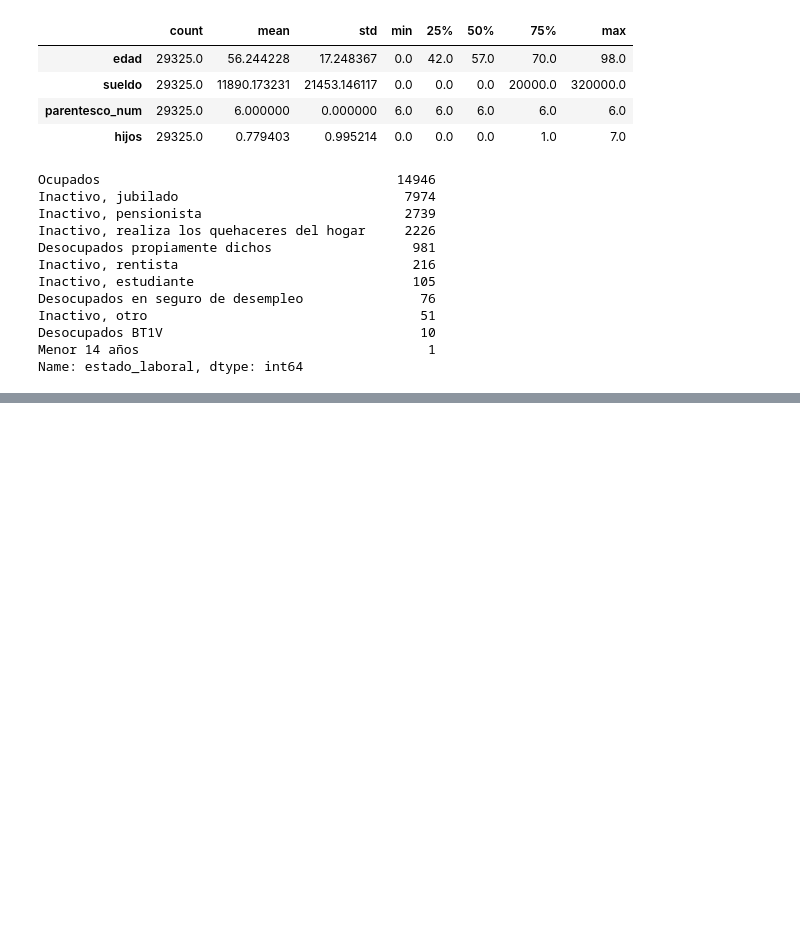
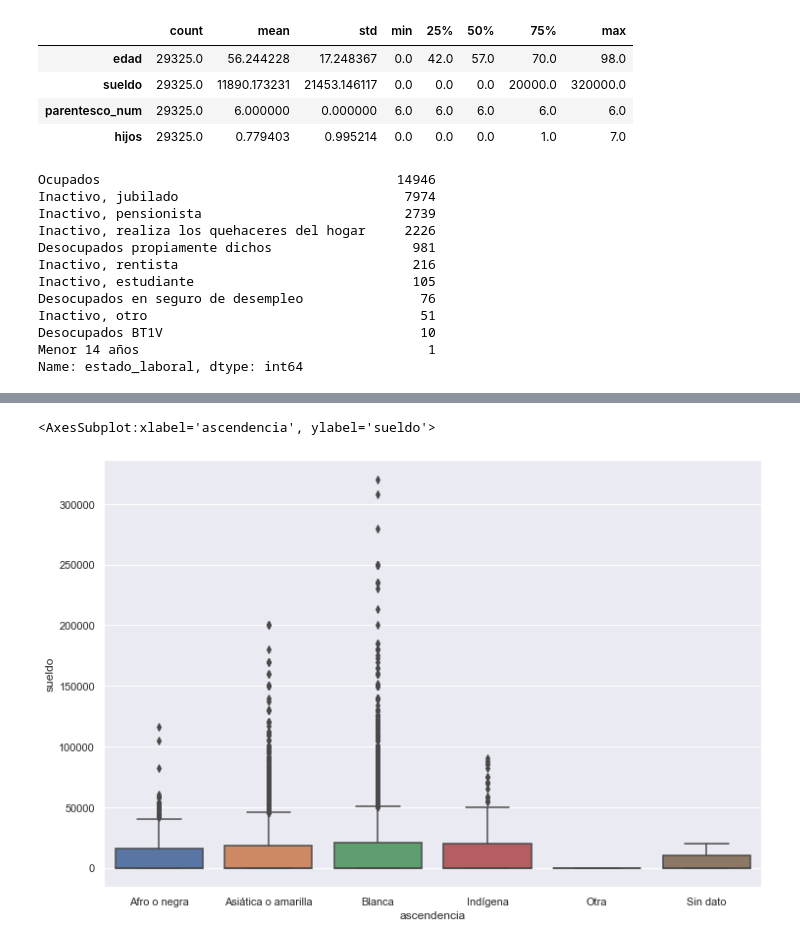
Before and after one commit to anicolon/coder_proyecto, a Jupyter notebook: hyp_2020/hyp_2020.ipynb, the cells around one changed output, grey strips where cells are left out. Drawn from its saved outputs; the diff is of its cells as text; code cells hidden in the pictures; blank space fills up the shorter version.

```diff
--- a/hyp_2020/hyp_2020.ipynb
+++ b/hyp_2020/hyp_2020.ipynb
@@ -346,0 +363,5 @@ Name: estado_laboral, dtype: int64
+# %%
+sns.boxplot(data=df_moms, x='ascendencia', y='sueldo')
+# %% [output]
+<AxesSubplot:xlabel='ascendencia', ylabel='sueldo'>
+[figure, added]
```
Also changed, not shown: parts of 1 cell of this notebook.
